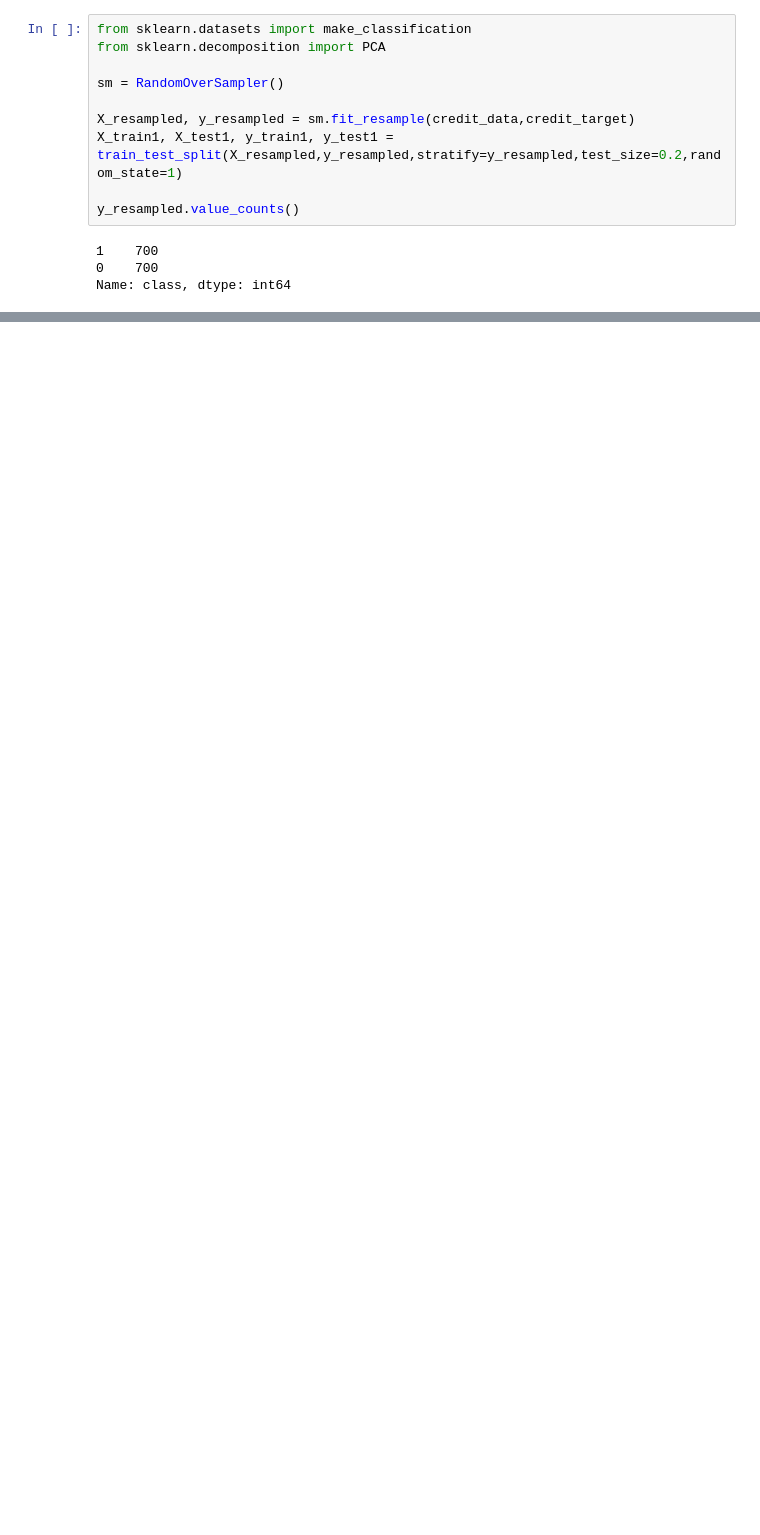
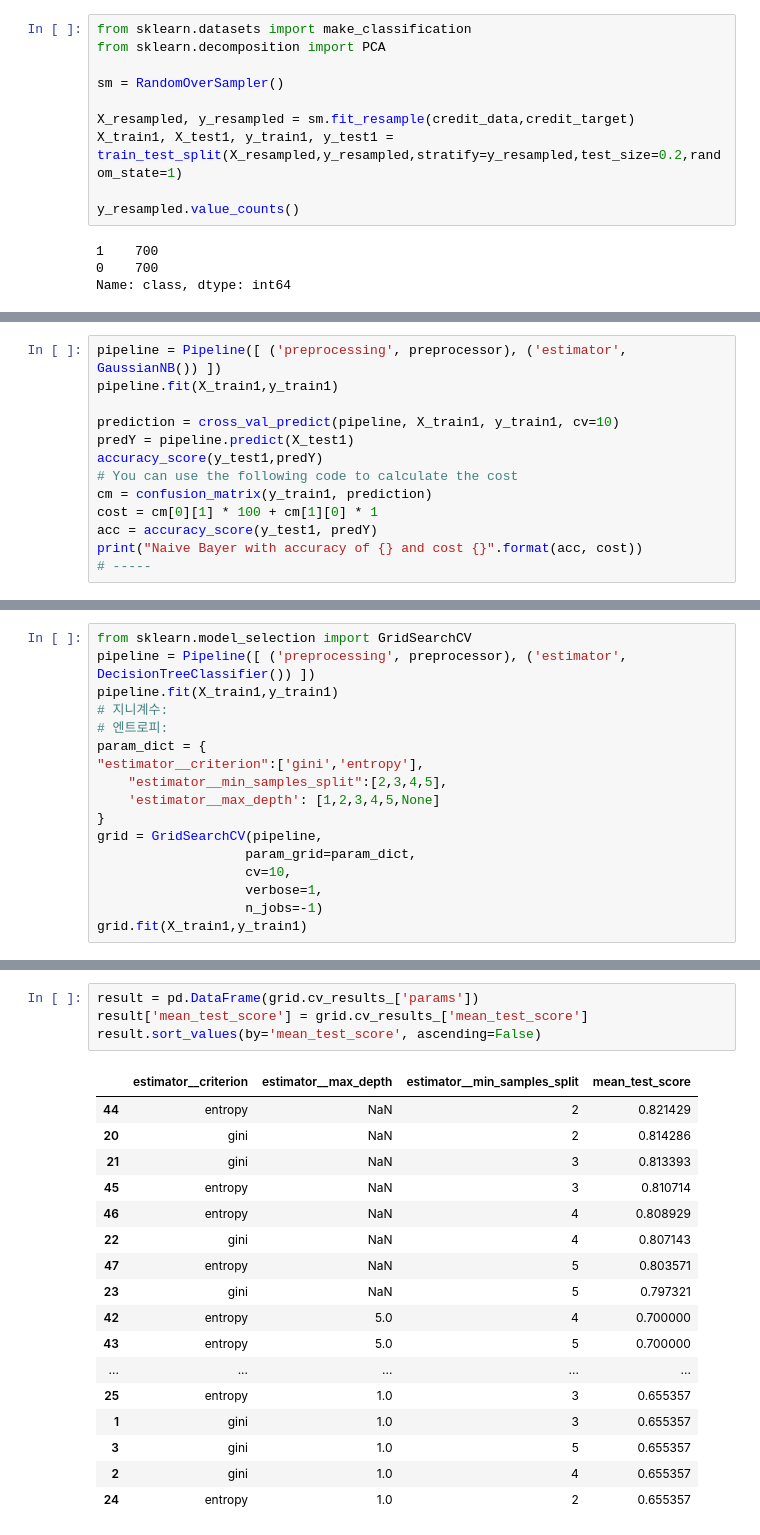
Before and after one commit to OseungKwon/Data-Mining, a Jupyter notebook: hw7/hw7_important.ipynb, the cells around one changed output, grey strips where cells are left out. Saved outputs shown, nothing was run; the diff lists cells and outputs as text; blank space fills up the shorter version.

```diff
--- a/hw7/hw7_important.ipynb
+++ b/hw7/hw7_important.ipynb
@@ -326,0 +465,13 @@ def add_noise(raw_target, percentage):
+# %%
+pipeline = Pipeline([ ('preprocessing', preprocessor), ('estimator', GaussianNB()) ])
+pipeline.fit(X_train1,y_train1)
+
+prediction = cross_val_predict(pipeline, X_train1, y_train1, cv=10)
+predY = pipeline.predict(X_test1)
+accuracy_score(y_test1,predY)
+# You can use the following code to calculate the cost
+cm = confusion_matrix(y_train1, prediction)
+cost = cm[0][1] * 100 + cm[1][0] * 1
+acc = accuracy_score(y_test1, predY)
+print("Naive Bayer with accuracy of {} and cost {}".format(acc, cost))
+# -----
@@ -326,0 +496,17 @@ def add_noise(raw_target, percentage):
+# %%
+from sklearn.model_selection import GridSearchCV
+pipeline = Pipeline([ ('preprocessing', preprocessor), ('estimator', DecisionTreeClassifier()) ])
+pipeline.fit(X_train1,y_train1)
+# 지니계수:
+# 엔트로피:
+param_dict = {
+"estimator__criterion":['gini','entropy'],
+    "estimator__min_samples_split":[2,3,4,5],
+    'estimator__max_depth': [1,2,3,4,5,None]
+}
+grid = GridSearchCV(pipeline,
+                   param_grid=param_dict,
+                   cv=10,
+                   verbose=1,
+                   n_jobs=-1)
+grid.fit(X_train1,y_train1)
@@ -326,0 +532,22 @@ def add_noise(raw_target, percentage):
+# %%
+result = pd.DataFrame(grid.cv_results_['params'])
+result['mean_test_score'] = grid.cv_results_['mean_test_score']
+result.sort_values(by='mean_test_score', ascending=False)
+# %% [output]
+|  | estimator__criterion | estimator__max_depth | estimator__min_samples_split | mean_test_score |
+| 44 | entropy | NaN | 2 | 0.821429 |
+| 20 | gini | NaN | 2 | 0.814286 |
+| 21 | gini | NaN | 3 | 0.813393 |
+| 45 | entropy | NaN | 3 | 0.810714 |
+| 46 | entropy | NaN | 4 | 0.808929 |
+| 22 | gini | NaN | 4 | 0.807143 |
+| 47 | entropy | NaN | 5 | 0.803571 |
+| 23 | gini | NaN | 5 | 0.797321 |
+| 42 | entropy | 5.0 | 4 | 0.700000 |
+| 43 | entropy | 5.0 | 5 | 0.700000 |
+| ... | ... | ... | ... | ... |
+| 25 | entropy | 1.0 | 3 | 0.655357 |
+| 1 | gini | 1.0 | 3 | 0.655357 |
+| 3 | gini | 1.0 | 5 | 0.655357 |
+| 2 | gini | 1.0 | 4 | 0.655357 |
+| 24 | entropy | 1.0 | 2 | 0.655357 |
```
Also changed, not shown: parts of 58 cells of this notebook, 3 other files.
